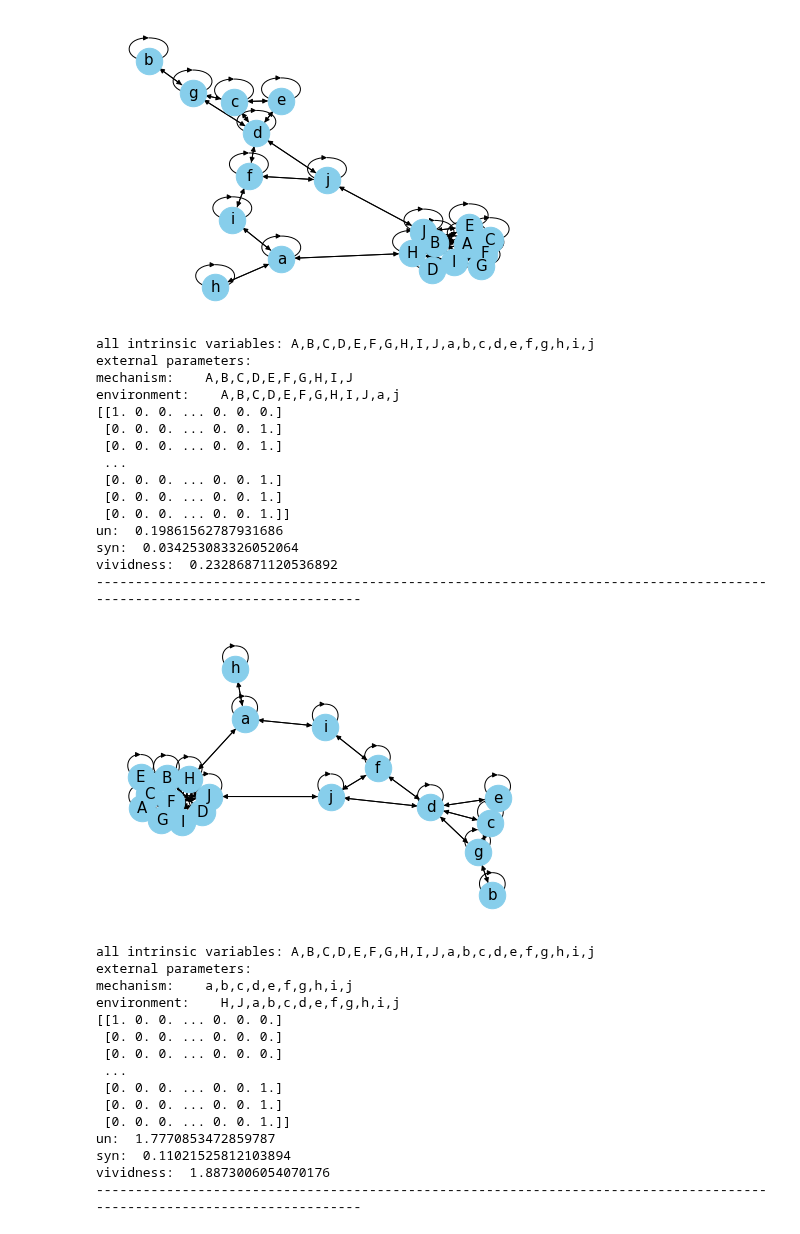
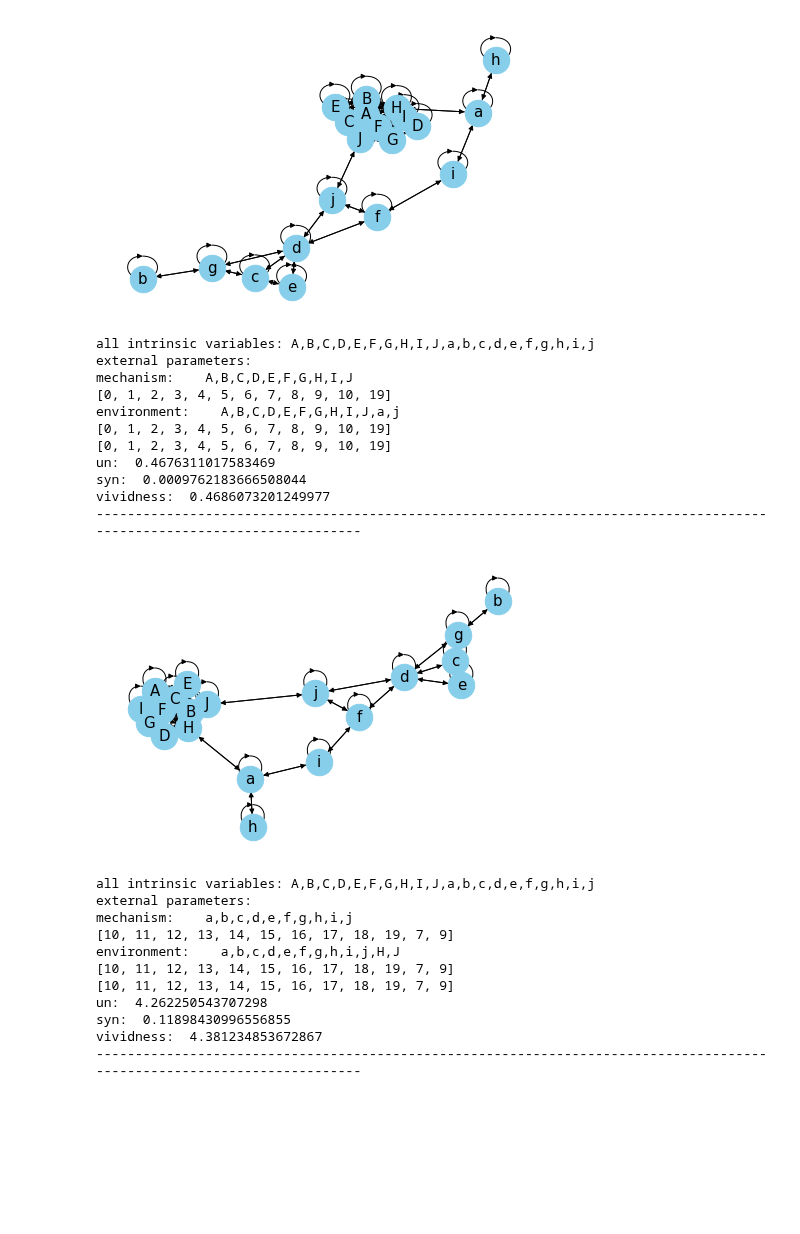
Before and after one commit to Lyn1216/Local-EI-project, a Jupyter notebook: exp/bool_network/upgrate/structure_OR.ipynb, the cells around one changed output. Saved outputs shown, nothing was run; the diff lists cells and outputs as text; code cells hidden in the pictures; blank space fills up the shorter version.

```diff
--- a/exp/bool_network/upgrate/structure_OR.ipynb
+++ b/exp/bool_network/upgrate/structure_OR.ipynb
@@ -7,42 +9,37 @@ from grn_tpm import text_bn_graph
 # %%
-condi_sys = [0,1,2,3,4,5,6,7,8,9]
-dense_tpm, dense_un, dense_syn, dense_vividness, onenote_tpm_result, onenote_un_result, onenote_syn_result, onenote_vividness_result = text_bn_graph(textfile = 'Example/structure_network_OR.txt', condidate_sys=condi_sys, fill_onenode=True, noise=0, save_onenote = True)
+candi_sys = [0,1,2,3,4,5,6,7,8,9]
+dense_tpm,dense_un,dense_syn,dense_vividness,onenote_tpm_result,onenote_un_result,onenote_syn_result,\
+                   onenote_vividness_result=text_bn_graph(textfile = 'Example/structure_network_OR.txt',\
+                                                        candidate_sys=candi_sys,fill_onenode=True,noise=0,save_onenote=True)
 # %% [output]
-[figure, old version]
+[figure, new version]
 all intrinsic variables: A,B,C,D,E,F,G,H,I,J,a,b,c,d,e,f,g,h,i,j
 external parameters:
 mechanism:    A,B,C,D,E,F,G,H,I,J
+[0, 1, 2, 3, 4, 5, 6, 7, 8, 9, 10, 19]
 environment:    A,B,C,D,E,F,G,H,I,J,a,j
-[[1. 0. 0. ... 0. 0. 0.]
- [0. 0. 0. ... 0. 0. 1.]
- [0. 0. 0. ... 0. 0. 1.]
- ...
- [0. 0. 0. ... 0. 0. 1.]
- [0. 0. 0. ... 0. 0. 1.]
- [0. 0. 0. ... 0. 0. 1.]]
-un:  0.19861562787931686
-syn:  0.034253083326052064
-vividness:  0.23286871120536892
+[0, 1, 2, 3, 4, 5, 6, 7, 8, 9, 10, 19]
+[0, 1, 2, 3, 4, 5, 6, 7, 8, 9, 10, 19]
+un:  0.4676311017583469
+syn:  0.0009762183666508044
+vividness:  0.4686073201249977
 ------------------------------------------------------------------------------------------------------------------------
 # %%
-condi_sys = [10,11,12,13,14,15,16,17,18,19]
-thin_tpm, thin_un, thin_syn, thin_vividness, _, _, _, _ = text_bn_graph(textfile = 'Example/structure_network_OR.txt', condidate_sys=condi_sys, fill_onenode=True, noise=0, save_onenote = True)
+candi_sys = [10,11,12,13,14,15,16,17,18,19]
+thin_tpm, thin_un, thin_syn, thin_vividness, _, _, _, _ = text_bn_graph(textfile = 'Example/structure_network_OR.txt', \
+                                                    candidate_sys=candi_sys, fill_onenode=True, noise=0,save_onenote=True)
 # %% [output]
-[figure, old version]
+[figure, new version]
 all intrinsic variables: A,B,C,D,E,F,G,H,I,J,a,b,c,d,e,f,g,h,i,j
 external parameters:
 mechanism:    a,b,c,d,e,f,g,h,i,j
-environment:    H,J,a,b,c,d,e,f,g,h,i,j
-[[1. 0. 0. ... 0. 0. 0.]
- [0. 0. 0. ... 0. 0. 0.]
- [0. 0. 0. ... 0. 0. 0.]
- ...
- [0. 0. 0. ... 0. 0. 1.]
- [0. 0. 0. ... 0. 0. 1.]
- [0. 0. 0. ... 0. 0. 1.]]
-un:  1.7770853472859787
-syn:  0.11021525812103894
-vividness:  1.8873006054070176
+[10, 11, 12, 13, 14, 15, 16, 17, 18, 19, 7, 9]
+environment:    a,b,c,d,e,f,g,h,i,j,H,J
+[10, 11, 12, 13, 14, 15, 16, 17, 18, 19, 7, 9]
+[10, 11, 12, 13, 14, 15, 16, 17, 18, 19, 7, 9]
+un:  4.262250543707298
+syn:  0.11898430996556855
+vividness:  4.381234853672867
 ------------------------------------------------------------------------------------------------------------------------
 # %%
 dense_un, dense_syn, dense_vividness
```
Also changed, not shown: parts of 3 cells of this notebook, 13 other files.
